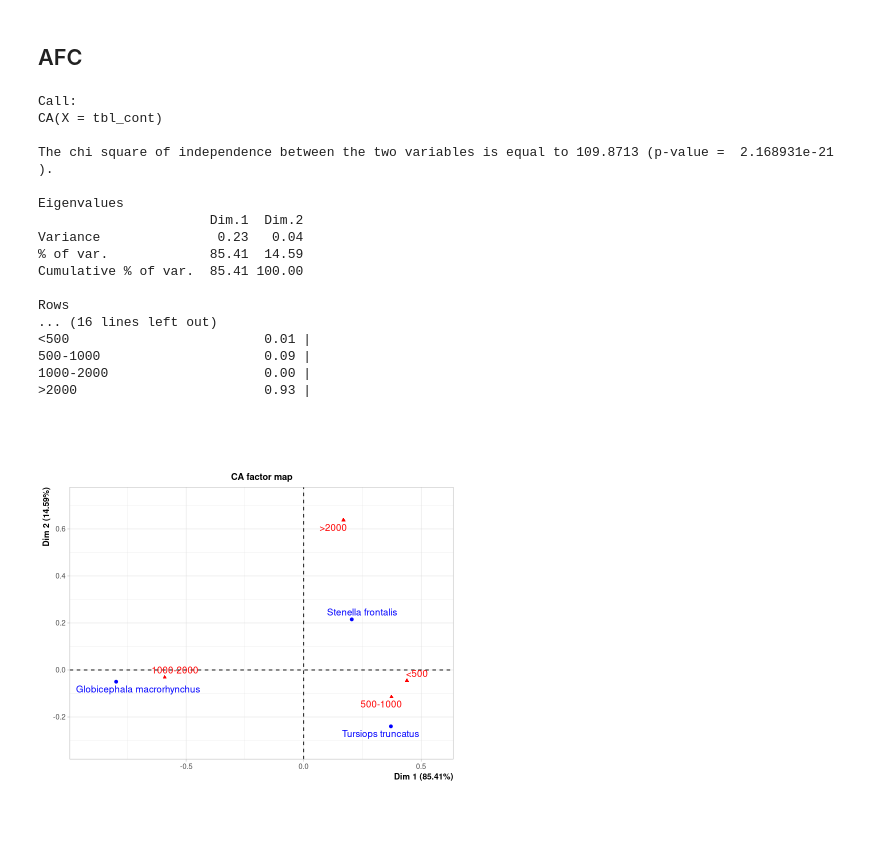
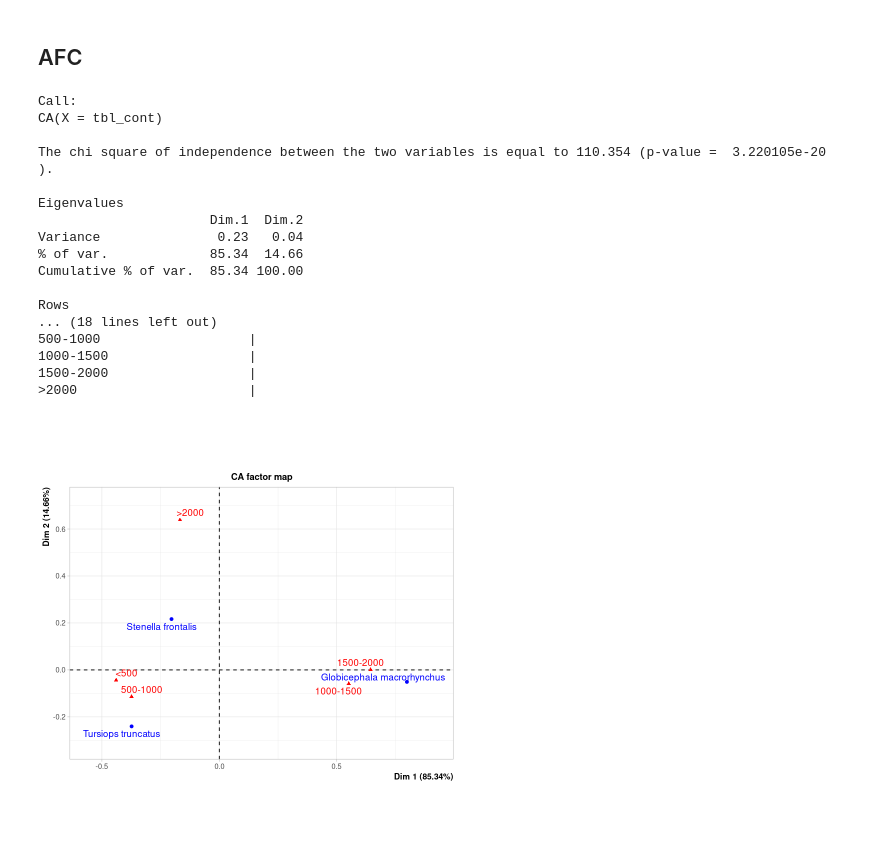
Before and after one commit to Webismagic/stats, a Jupyter notebook: Canaries/notebook.ipynb, the cells around one changed output. Saved outputs shown, nothing was run; the diff lists cells and outputs as text; code cells hidden in the pictures.

```diff
--- a/Canaries/notebook.ipynb
+++ b/Canaries/notebook.ipynb
@@ -36,9 +36,7 @@ A data.frame: 6 × 7
 df <- data.frame(table$Name,table$Depth)
 colnames(df) = c('species','depth')
 
-df$cat_depth = cut(df$depth,breaks=c(0,500,1000,2000,max(df$depth)),include.lowest = TRUE,labels = c('<500','500-1000','1000-2000','>2000'))
-
-#df
+df$cat_depth = cut(df$depth,breaks=c(0,500,1000,1500,2000,max(df$depth)),include.lowest = TRUE,labels = c('<500','500-1000','1000-1500','1500-2000','>2000'))
 
 tbl_cont <- table(df$species,df$cat_depth)
 tbl_cont
@@ -102,23 +100,23 @@ X-squared = 109.87, df = 6, p-value < 2.2e-16
 # %%
 library(FactoMineR)
 res.ca <- CA(tbl_cont)
-summary(res.ca, nb.dec = 2, ncp = 2, nbelements = 4)
+summary(res.ca, nb.dec = 2, ncp = 2, nbelements = 5)
 # %% [output]
 Call:
 CA(X = tbl_cont)
 
-The chi square of independence between the two variables is equal to 109.8713 (p-value =  2.168931e-21 ).
+The chi square of independence between the two variables is equal to 110.354 (p-value =  3.220105e-20 ).
 
 Eigenvalues
                       Dim.1  Dim.2
 Variance               0.23   0.04
-% of var.             85.41  14.59
-Cumulative % of var.  85.41 100.00
+% of var.             85.34  14.66
+Cumulative % of var.  85.34 100.00
 
 Rows
-... (16 lines left out)
-<500                         0.01 |
-500-1000                     0.09 |
-1000-2000                    0.00 |
->2000                        0.93 |
+... (18 lines left out)
+500-1000                   |
+1000-1500                  |
+1500-2000                  |
+>2000                      |
-[figure, old version]
+[figure, new version]
```
Also changed, not shown: parts of 2 cells of this notebook.
